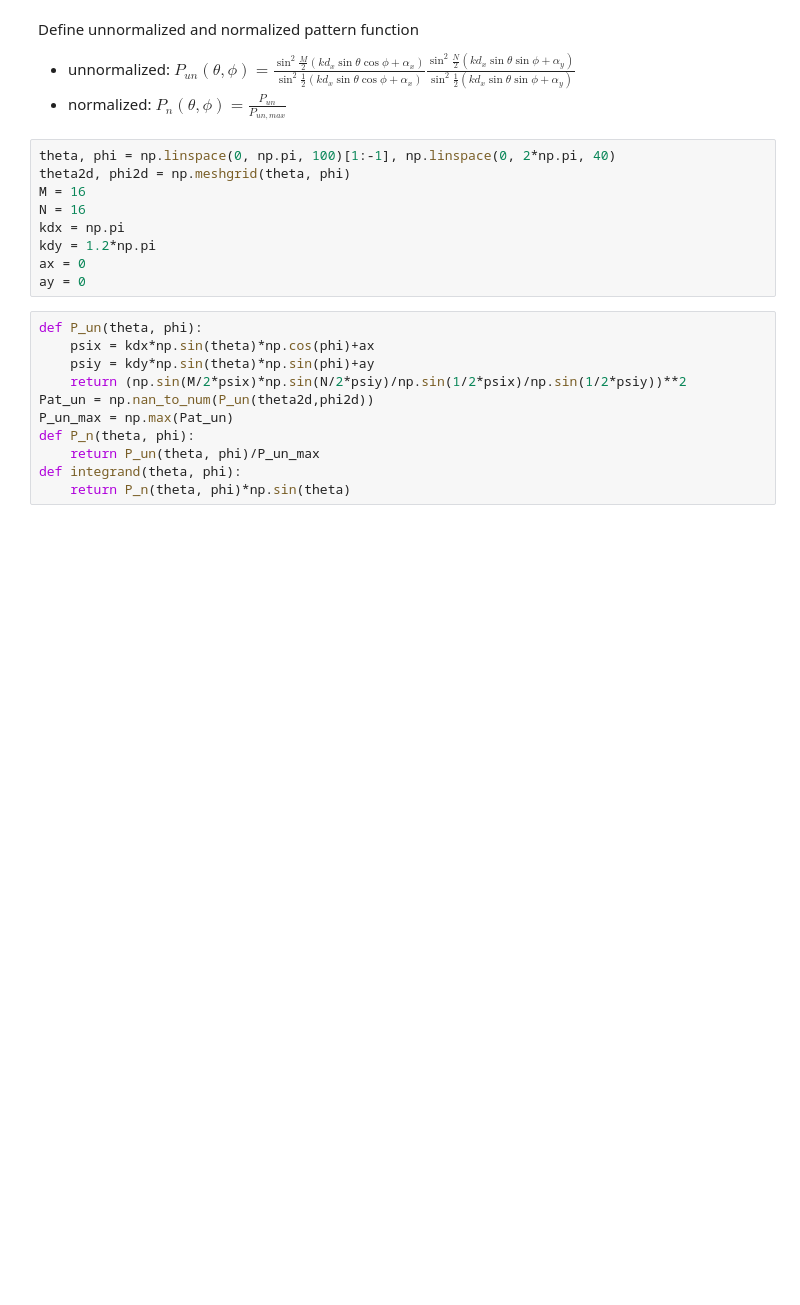
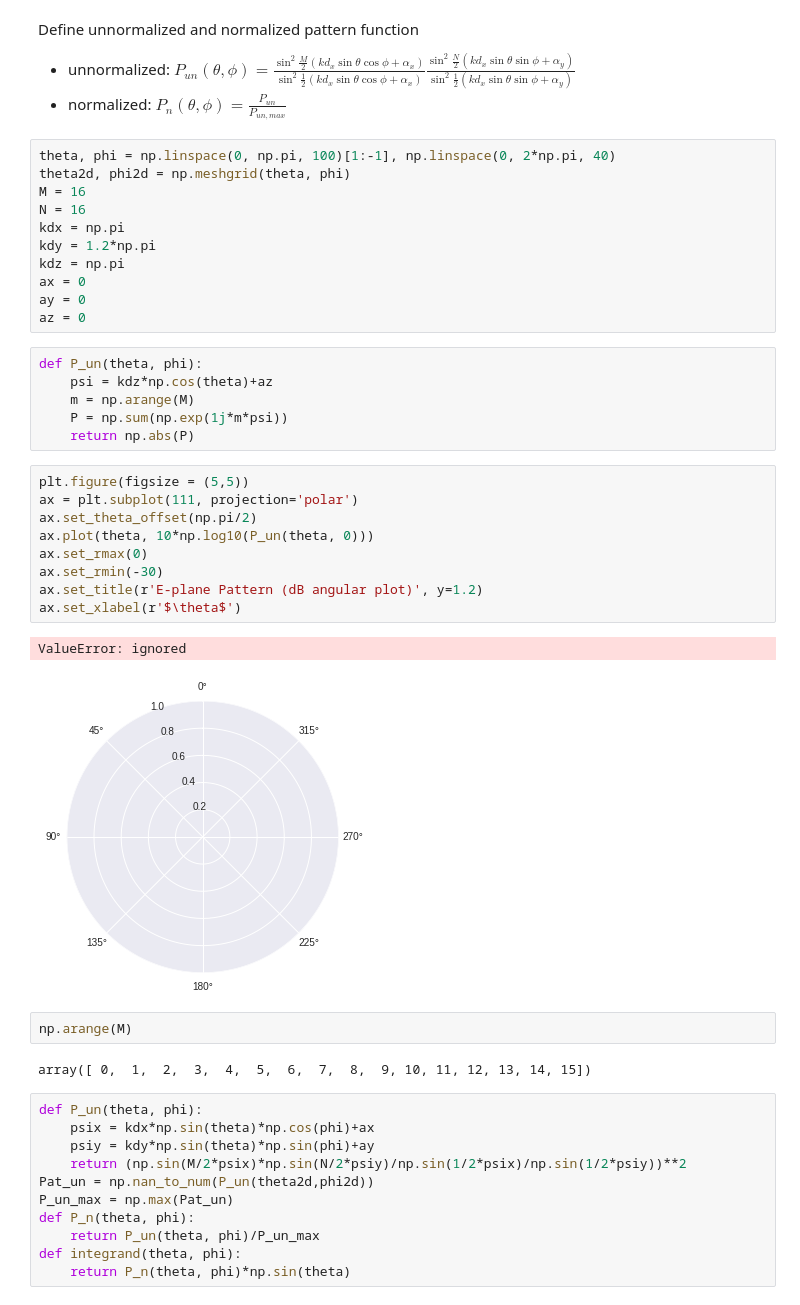
Before and after one commit to Zhaoxin-Hu/ECE222A, a Jupyter notebook: Homework 3.ipynb, the cells around one changed output. Saved outputs shown, nothing was run; the diff lists cells and outputs as text; blank space fills up the shorter version.

```diff
--- a/Homework 3.ipynb
+++ b/Homework 3.ipynb
@@ -17,8 +19,32 @@ M = 16
 N = 16
 kdx = np.pi
 kdy = 1.2*np.pi
+kdz = np.pi
 ax = 0
 ay = 0
+az = 0
+# %%
+def P_un(theta, phi):
+    psi = kdz*np.cos(theta)+az
+    m = np.arange(M)
+    P = np.sum(np.exp(1j*m*psi))
+    return np.abs(P)
+# %%
+plt.figure(figsize = (5,5))
+ax = plt.subplot(111, projection='polar')
+ax.set_theta_offset(np.pi/2)
+ax.plot(theta, 10*np.log10(P_un(theta, 0)))
+ax.set_rmax(0)
+ax.set_rmin(-30)
+ax.set_title(r'E-plane Pattern (dB angular plot)', y=1.2)
+ax.set_xlabel(r'$\theta$')
+# %% [output]
+ValueError: ignored
+[figure, added]
+# %%
+np.arange(M)
+# %% [output]
+array([ 0,  1,  2,  3,  4,  5,  6,  7,  8,  9, 10, 11, 12, 13, 14, 15])
 # %%
 def P_un(theta, phi):
     psix = kdx*np.sin(theta)*np.cos(phi)+ax
```
Also changed, not shown: parts of 1 cell of this notebook.
